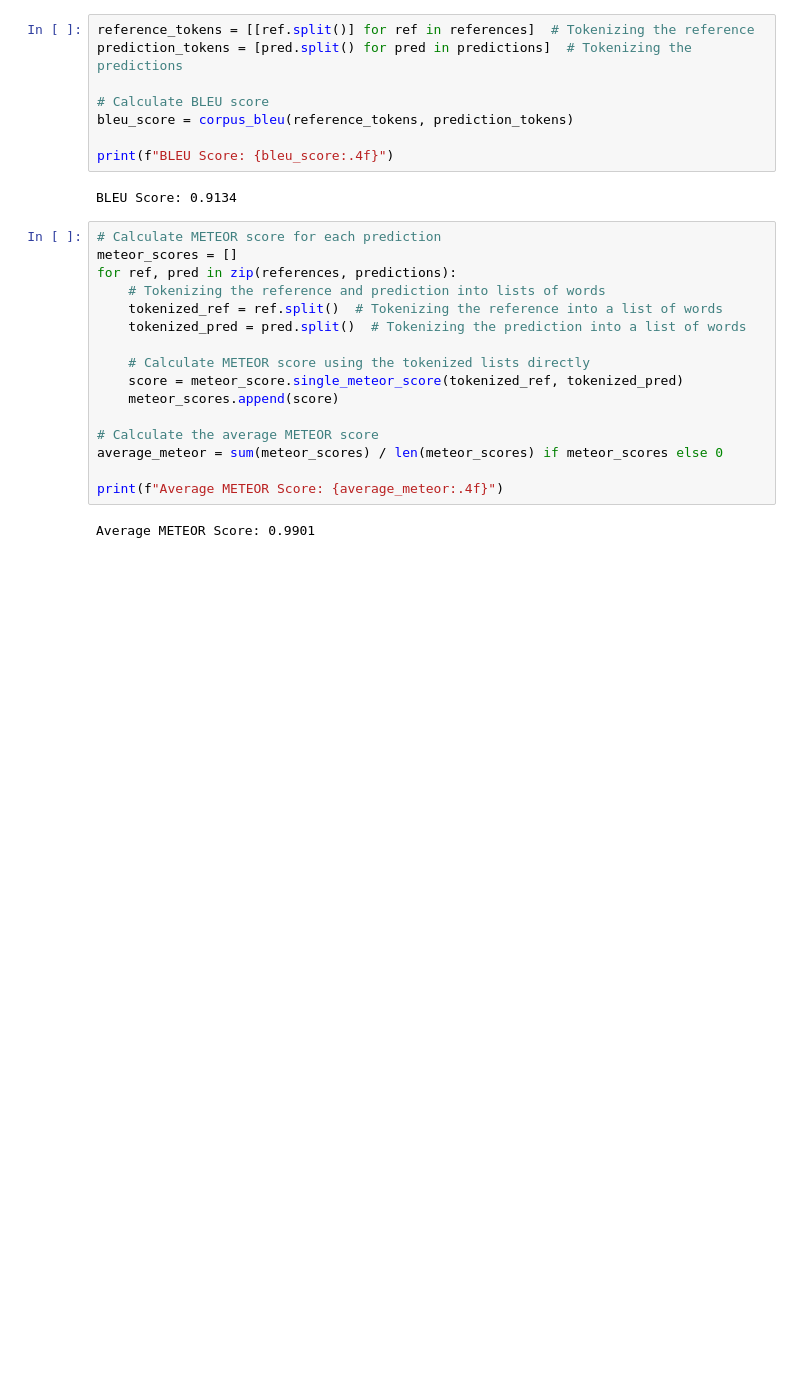
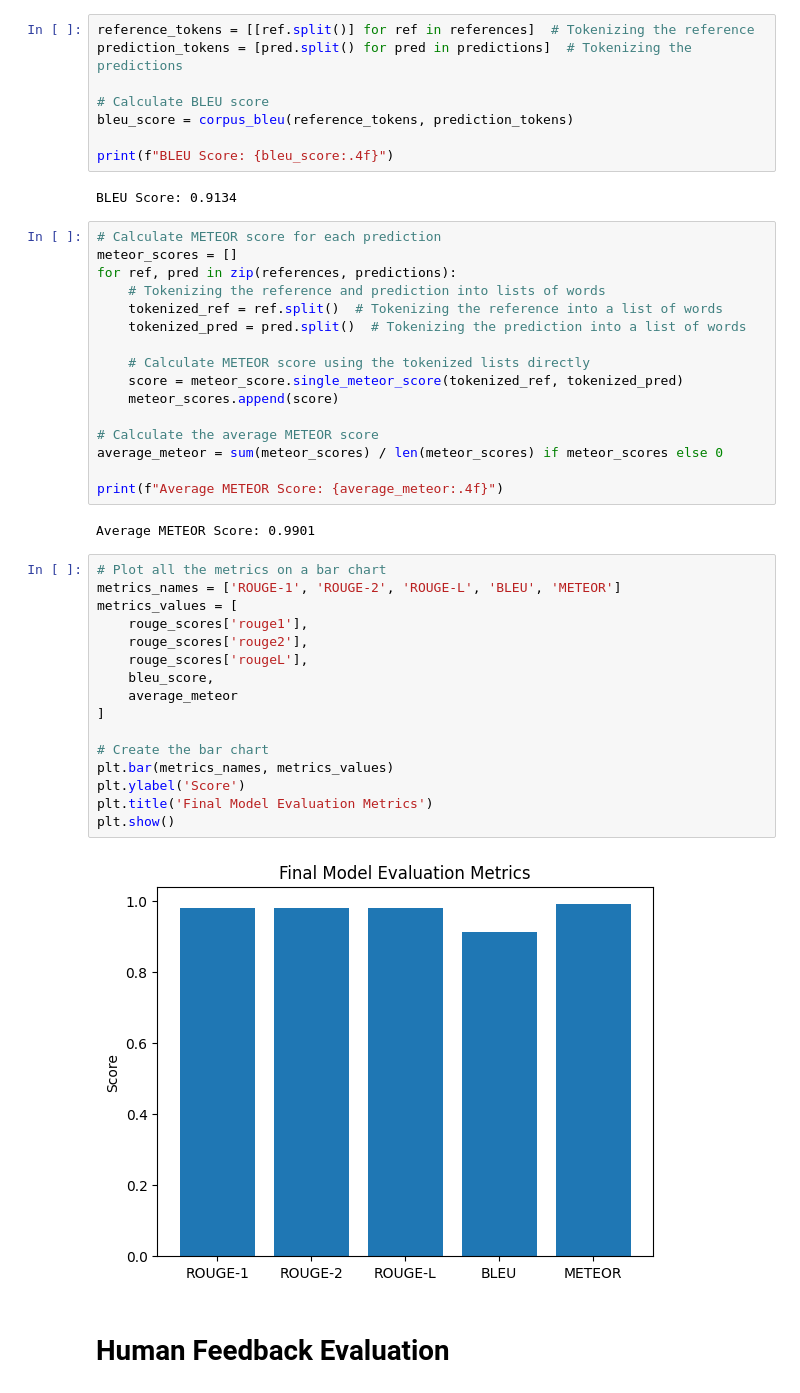
Before and after one commit to Aaron-m-ram/GenAI-Chatbot, a Jupyter notebook: evaluation metrics.ipynb, the cells around one changed output. Saved outputs shown, nothing was run; the diff lists cells and outputs as text; blank space fills up the shorter version.

Commit message:
Added graph for the evaluation metrics

```diff
--- a/evaluation metrics.ipynb
+++ b/evaluation metrics.ipynb
@@ -262,4 +263,24 @@ average_meteor = sum(meteor_scores) / len(meteor_scores) if meteor_scores else 0
 print(f"Average METEOR Score: {average_meteor:.4f}")
 # %% [output]
 Average METEOR Score: 0.9901
+# %%
+# Plot all the metrics on a bar chart
+metrics_names = ['ROUGE-1', 'ROUGE-2', 'ROUGE-L', 'BLEU', 'METEOR']
+metrics_values = [
+    rouge_scores['rouge1'],
+    rouge_scores['rouge2'],
+    rouge_scores['rougeL'],
+    bleu_score,
+    average_meteor
+]
+
+# Create the bar chart
+plt.bar(metrics_names, metrics_values)
+plt.ylabel('Score')
+plt.title('Final Model Evaluation Metrics')
+plt.show()
+# %% [output]
+[figure, added]
+# %% [markdown]
+# Human Feedback Evaluation
 # %%
```
Also changed, not shown: parts of 5 cells of this notebook.
